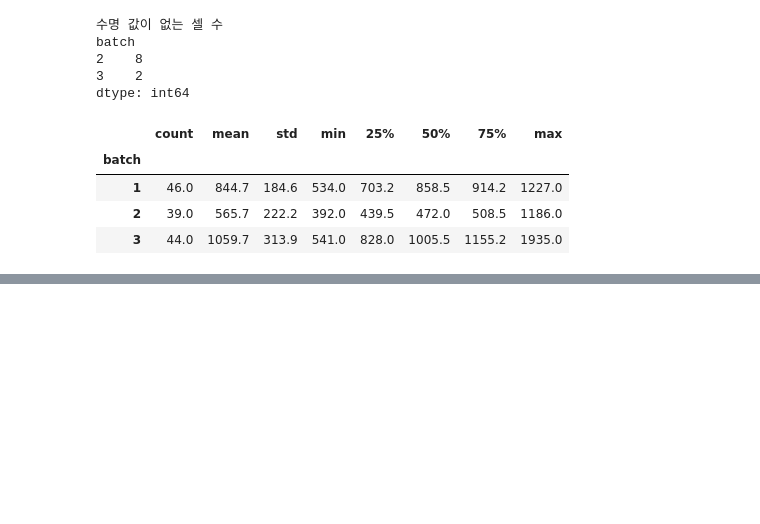
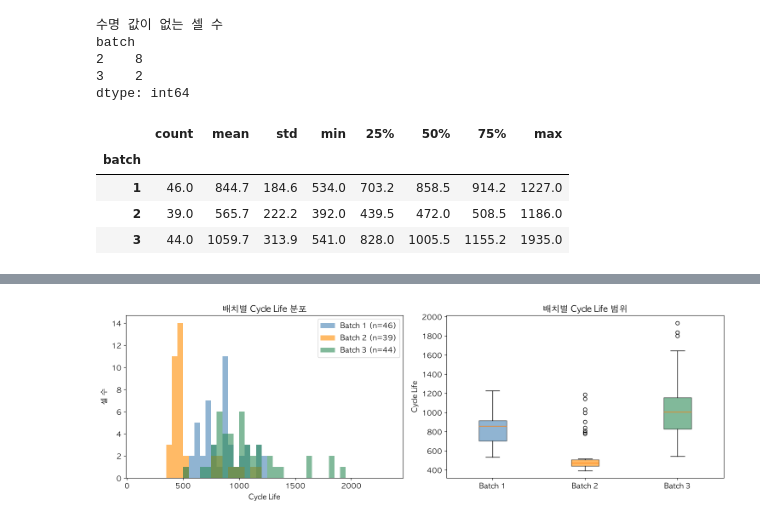
Before and after one commit to kyubin0973/DA-mini, a Jupyter notebook: notebooks/01_EDA.ipynb, the cells around one changed output, grey strips where cells are left out. Cells and saved outputs as stored; diff of their text form; code cells hidden in the pictures; blank space fills up the shorter version.

Commit message:
Cycle Life 분포 확인(Q1)

```diff
--- a/notebooks/01_EDA.ipynb
+++ b/notebooks/01_EDA.ipynb
@@ -171,0 +203,3 @@ dtype: int64
+# %%
+cells['newstructure'] = cells['charging_policy'].str.contains('newstructure')
+cells.groupby(['batch', 'newstructure']).size()
@@ -171,0 +239,26 @@ dtype: int64
+# %%
+colors = {1: 'steelblue', 2: 'darkorange', 3: 'seagreen'}
+bins = np.arange(100, 2400, 50)
+
+fig, axes = plt.subplots(1, 2, figsize=(15, 5))
+
+for b in [1, 2, 3]:
+    life = cells.loc[cells['batch'] == b, 'cycle_life'].dropna()
+    axes[0].hist(life, bins=bins, alpha=0.6, color=colors[b], label=f'Batch {b} (n={len(life)})')
+axes[0].set_xlabel('Cycle Life')
+axes[0].set_ylabel('셀 수')
+axes[0].set_title('배치별 Cycle Life 분포')
+axes[0].legend()
+
+data = [cells.loc[cells['batch'] == b, 'cycle_life'].dropna() for b in [1, 2, 3]]
+bp = axes[1].boxplot(data, tick_labels=['Batch 1', 'Batch 2', 'Batch 3'], patch_artist=True)
+for patch, b in zip(bp['boxes'], [1, 2, 3]):
+    patch.set(facecolor=colors[b], alpha=0.6)
+axes[1].set_ylabel('Cycle Life')
+axes[1].set_title('배치별 Cycle Life 범위')
+
+plt.tight_layout()
+plt.savefig(os.path.join(FIG_DIR, 'q1_cycle_life.png'), dpi=150)
+plt.show()
+# %% [output]
+[figure, added]
```
Also changed, not shown: parts of 11 cells of this notebook, 1 other file.
